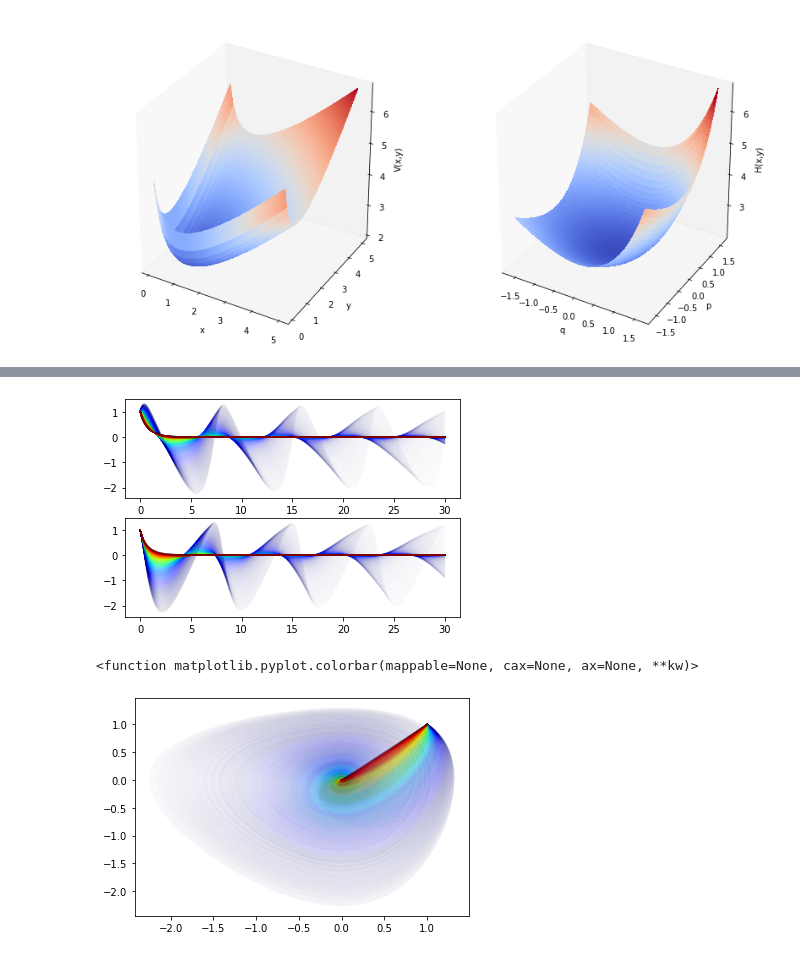
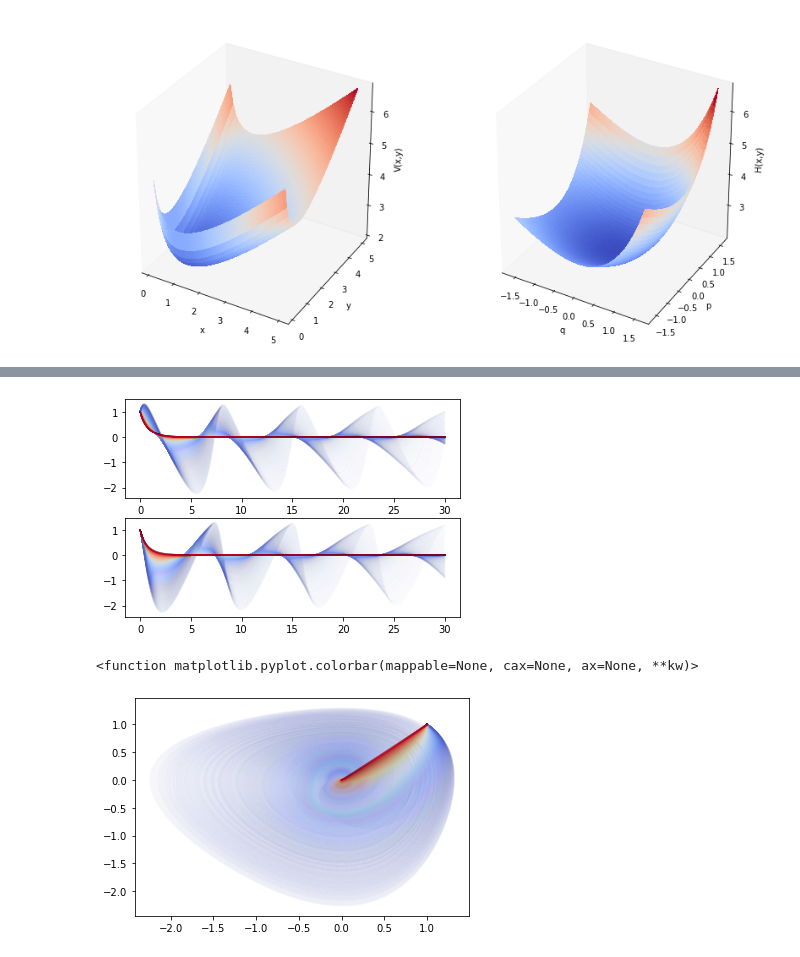
Before and after one commit to massastrello/Lotka-Volterra-Control, a Jupyter notebook: LotkaVolterraControl.ipynb, the cells around one changed output, grey strips where cells are left out. Saved outputs shown, nothing was run; the diff lists cells and outputs as text; code cells hidden in the pictures.

```diff
--- a/LotkaVolterraControl.ipynb
+++ b/LotkaVolterraControl.ipynb
@@ -253,7 +278,7 @@ for i in range(Nsim):
 fig = plt.figure()
 ax = fig.add_subplot(111, projection='3d')
 for i in range(Nsim):
-    ax.plot(X[i][:,0],X[i][:,1],np.log10(H[i]),color='blue', alpha = .1)
+    ax.plot(SOL[i][:,0],SOL[i][:,1],np.log10(H[i]),color='blue', alpha = .1)
 for i in range(Nsim):
-    ax.scatter(X[i][0,0],X[i][0,1],np.log10(H[i][0]),color='red', alpha = .1)
+    ax.scatter(SOL[i][0,0],SOL[i][0,1],np.log10(H[i][0]),color='red', alpha = .1)
 # %% [output]
@@ -266,7 +291,7 @@ Hgrid = np.zeros((Np,Np))
 
 for i in range(Np):
     for j in range(Np):
-        Hgrid[i,j] = np.log10(Hamiltonian([U[i,j],V[i,j]]))
+        Hgrid[i,j] = np.log10(ControlledHamiltonian([U[i,j],V[i,j]]))
 
 fig = plt.figure()
 ax = fig.add_subplot(111, projection='3d')
@@ -283,10 +307,10 @@ N_k = 2000
 K = np.linspace(0.01,2,N_k)
 for i in range(N_k):
     Kd = K[i]
-    sol = solve_ivp(lotkaVolterra, [ti, tf], x0, method='RK45',t_eval=t)
+    sol = solve_ivp(ControlLotkaVolterra, [ti, tf], x0, method='RK45',t_eval=t)
     X_k.append(sol.y.T)
 # %%
-colors = plt.cm.jet(np.linspace(0,1,N_k))
+colors = plt.cm.coolwarm(np.linspace(0,1,N_k))
 
 plt.figure()
 plt.subplot(211)
@@ -296,12 +320,12 @@ plt.subplot(212)
 for i in range(N_k):
     plt.plot(t,X_k[i][:,1],color=colors[i], alpha = .01)
 # %% [output]
-[figure, old version]
+[figure, new version]
 # %%
 plt.figure()
 for i in range(N_k):
-    plt.plot(X_k[i][:,0],X_k[i][:,1],color=colors[i], alpha = .01)
+    plt.plot(X_k[i][:,0],X_k[i][:,1],color=colors[i], alpha = .02)
 plt.colorbar
 # %% [output]
 <function matplotlib.pyplot.colorbar(mappable=None, cax=None, ax=None, **kw)>
-[figure, old version]
+[figure, new version]
```
Also changed, not shown: parts of 11 cells of this notebook.
